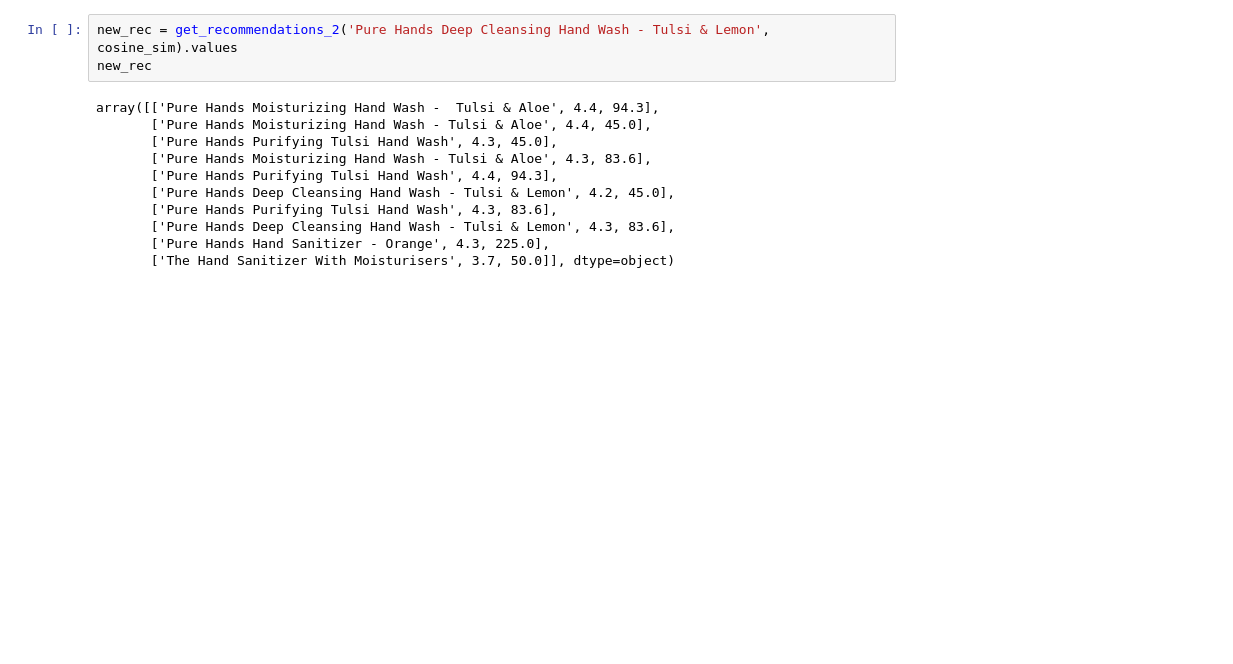
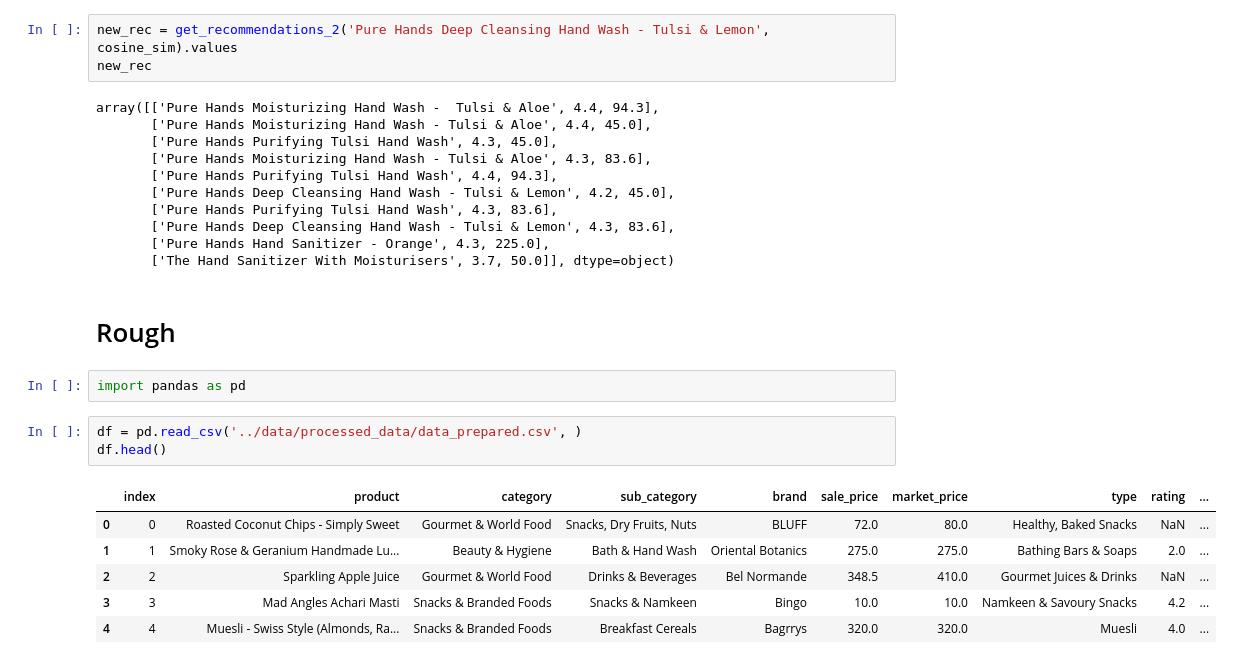
Before and after one commit to amaithi-mediwave/bigbasket-product_recommendation, a Jupyter notebook: notebook/DataPreparation.ipynb, the cells around one changed output. Saved outputs shown, nothing was run; the diff lists cells and outputs as text; blank space fills up the shorter version.

```diff
--- a/notebook/DataPreparation.ipynb
+++ b/notebook/DataPreparation.ipynb
@@ -403,3 +406,17 @@ array([['Pure Hands Moisturizing Hand Wash -  Tulsi & Aloe', 4.4, 94.3],
        ['Pure Hands Deep Cleansing Hand Wash - Tulsi & Lemon', 4.3, 83.6],
        ['Pure Hands Hand Sanitizer - Orange', 4.3, 225.0],
        ['The Hand Sanitizer With Moisturisers', 3.7, 50.0]], dtype=object)
+# %% [markdown]
+# Rough
+# %%
+import pandas as pd
+# %%
+df = pd.read_csv('../data/processed_data/data_prepared.csv', )
+df.head()
+# %% [output]
+|  | index | product | category | sub_category | brand | sale_price | market_price | type | rating | ... |
+| 0 | 0 | Roasted Coconut Chips - Simply Sweet | Gourmet & World Food | Snacks, Dry Fruits, Nuts | BLUFF | 72.0 | 80.0 | Healthy, Baked Snacks | NaN | ... |
+| 1 | 1 | Smoky Rose & Geranium Handmade Lu... | Beauty & Hygiene | Bath & Hand Wash | Oriental Botanics | 275.0 | 275.0 | Bathing Bars & Soaps | 2.0 | ... |
+| 2 | 2 | Sparkling Apple Juice | Gourmet & World Food | Drinks & Beverages | Bel Normande | 348.5 | 410.0 | Gourmet Juices & Drinks | NaN | ... |
+| 3 | 3 | Mad Angles Achari Masti | Snacks & Branded Foods | Snacks & Namkeen | Bingo | 10.0 | 10.0 | Namkeen & Savoury Snacks | 4.2 | ... |
+| 4 | 4 | Muesli - Swiss Style (Almonds, Ra... | Snacks & Branded Foods | Breakfast Cereals | Bagrrys | 320.0 | 320.0 | Muesli | 4.0 | ... |
```
Also changed, not shown: parts of 13 cells of this notebook, 8 other files.
